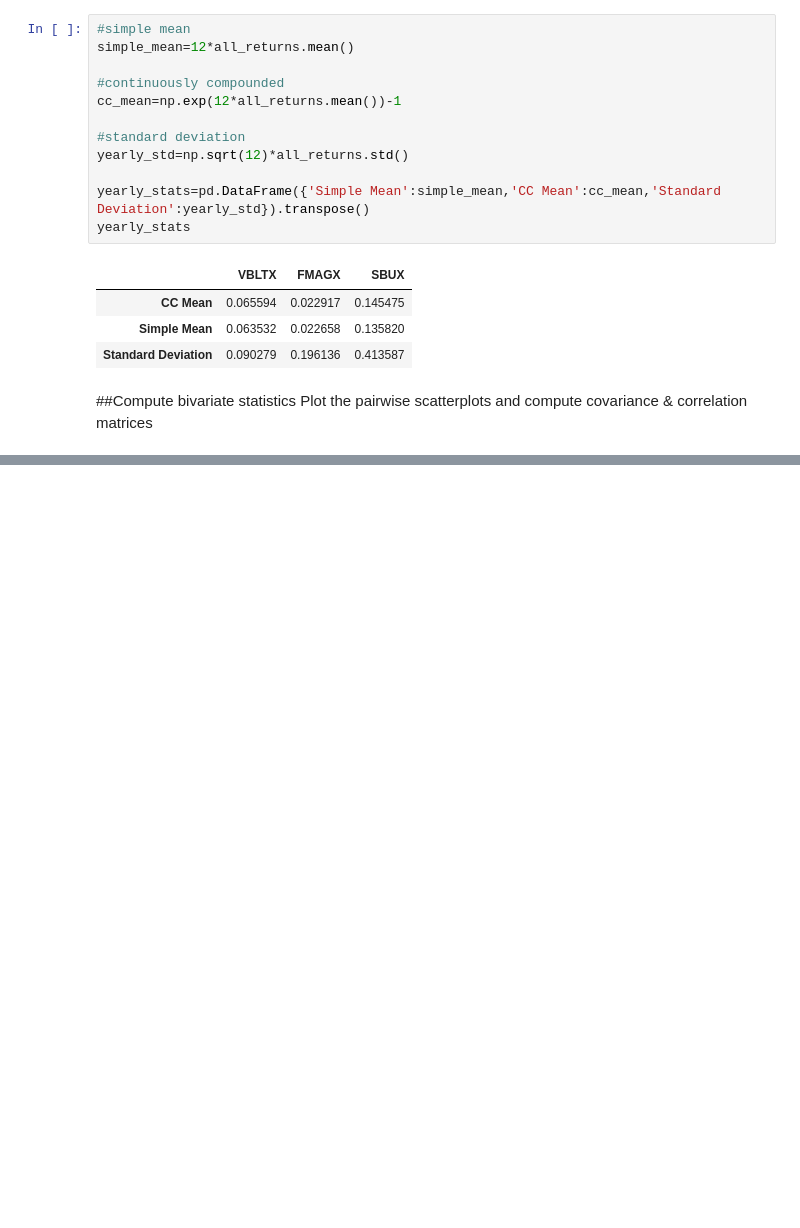
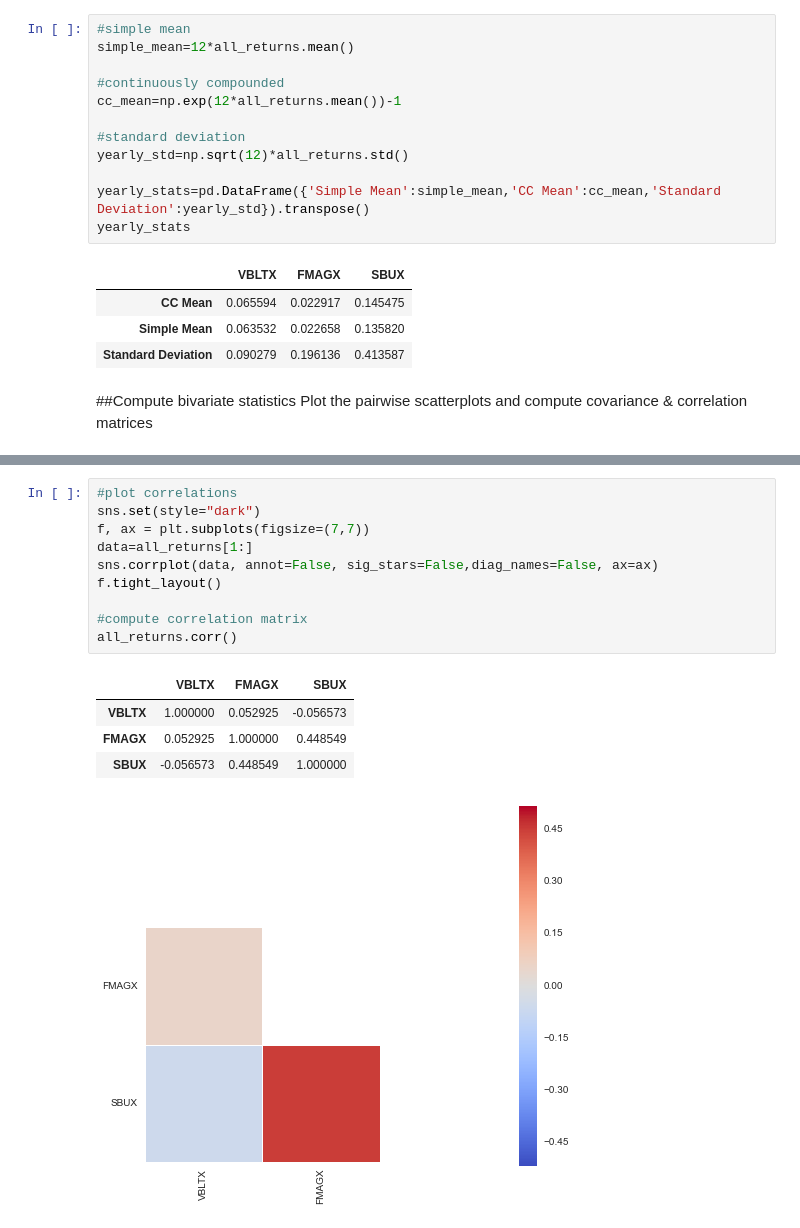
Before and after one commit to lyndond/CompFin, a Jupyter notebook: Analyzing Stock Returns.ipynb, the cells around one changed output, grey strips where cells are left out. Saved outputs shown, nothing was run; the diff lists cells and outputs as text; blank space fills up the shorter version.

Commit message:
Added correlation plot using Seaborn

```diff
--- a/Analyzing Stock Returns.ipynb
+++ b/Analyzing Stock Returns.ipynb
@@ -194 +191,17 @@ all_returns.corr()
 [figure]
+# %%
+#plot correlations
+sns.set(style="dark")
+f, ax = plt.subplots(figsize=(7,7))
+data=all_returns[1:]
+sns.corrplot(data, annot=False, sig_stars=False,diag_names=False, ax=ax)
+f.tight_layout()
+
+#compute correlation matrix
+all_returns.corr()
+# %% [output]
+|  | VBLTX | FMAGX | SBUX |
+| VBLTX | 1.000000 | 0.052925 | -0.056573 |
+| FMAGX | 0.052925 | 1.000000 | 0.448549 |
+| SBUX | -0.056573 | 0.448549 | 1.000000 |
+[figure, added]
```
Also changed, not shown: parts of 6 cells of this notebook.
